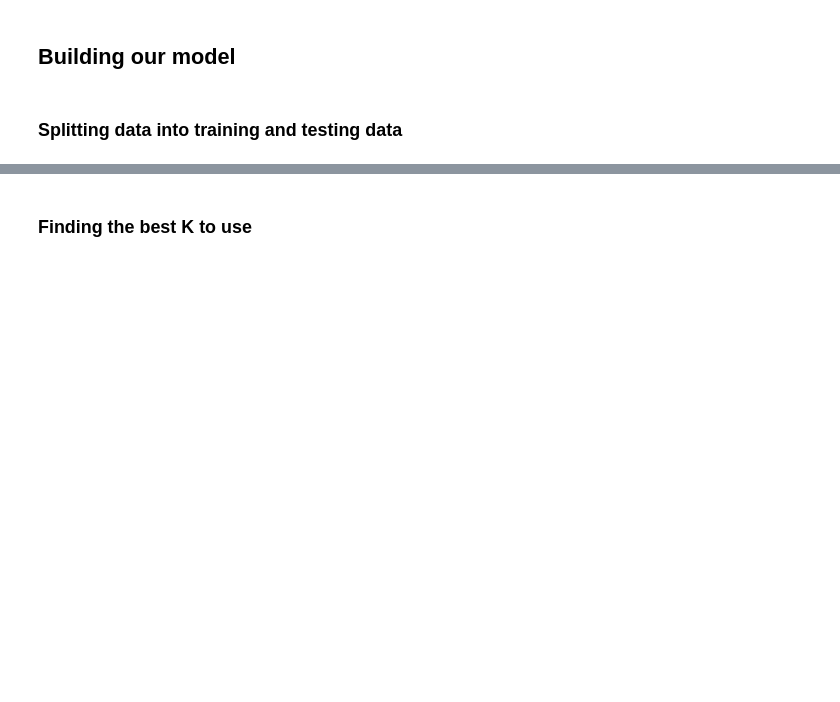
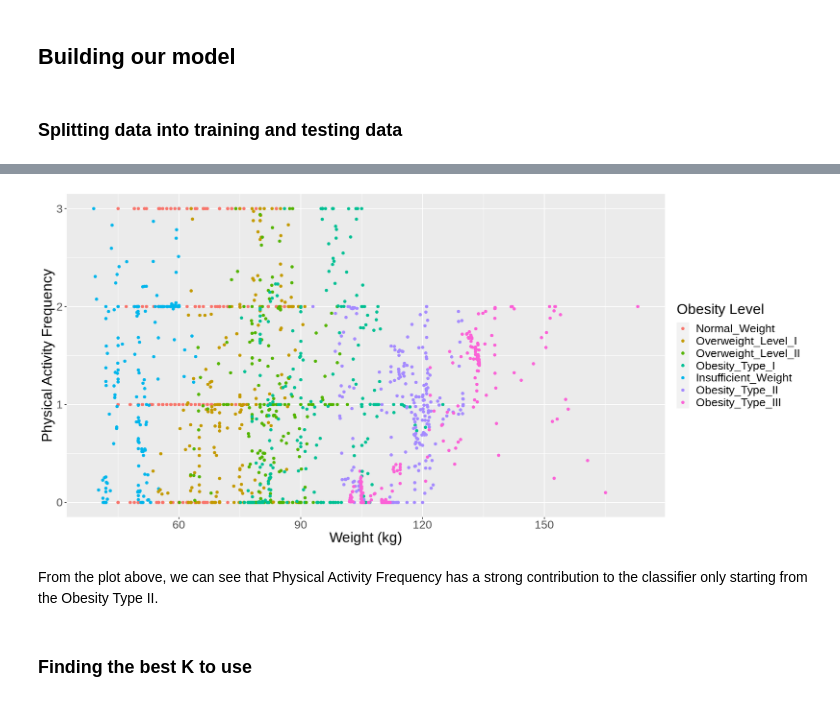
Before and after one commit to Julian-UBC/dsci_100_group_project, a Jupyter notebook: obesity_prediction.ipynb, the cells around one changed output, grey strips where cells are left out. Drawn from its saved outputs; the diff is of its cells as text; code cells hidden in the pictures; blank space fills up the shorter version.

Commit message:
Edit some comments & change obesity to obesity_train

```diff
--- a/obesity_prediction.ipynb
+++ b/obesity_prediction.ipynb
@@ -94,0 +112,12 @@ The training set will be used to build the classifier and the classifier will th
+# %%
+weight_dist <- ggplot(obesity_train, aes(x = Weight, colour = NObeyesdad)) +
+                geom_density() +
+                labs(x = "Weight (kg)", y = "Density", color = "Obesity Level", title = "Density plot of weight by obesity level") +
+                theme(text = element_text(size = 20))
+
+weight_faf_plot <- ggplot(obesity_train, aes(x = Weight, y = FAF, color = NObeyesdad)) +
+                    geom_point() +
+                    labs(x = "Weight (kg)", y = "Physical Activity Frequency", color = "Obesity Level") +
+                    theme(text = element_text(size = 20))
+
+options(repr.plot.length = 10, repr.plot.width = 15)
@@ -95,3 +130,10 @@ The training set will be used to build the classifier and the classifier will th
+# %%
+weight_faf_plot
+# %% [output]
+[figure, added]
+# %% [markdown]
+From the plot above, we can see that Physical Activity Frequency has a strong contribution to the classifier only starting from the Obesity Type II.
+<br>
 # %% [markdown]
 ### Finding the best K to use
 # %%
```
Also changed, not shown: parts of 24 cells of this notebook, 1 other file.
